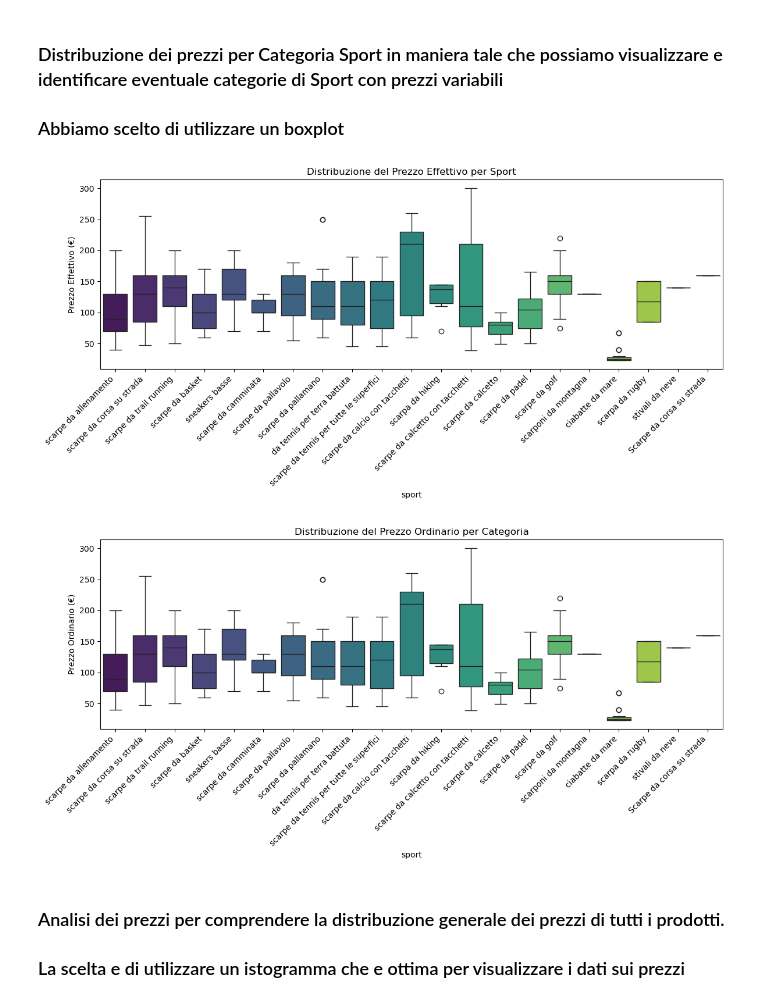
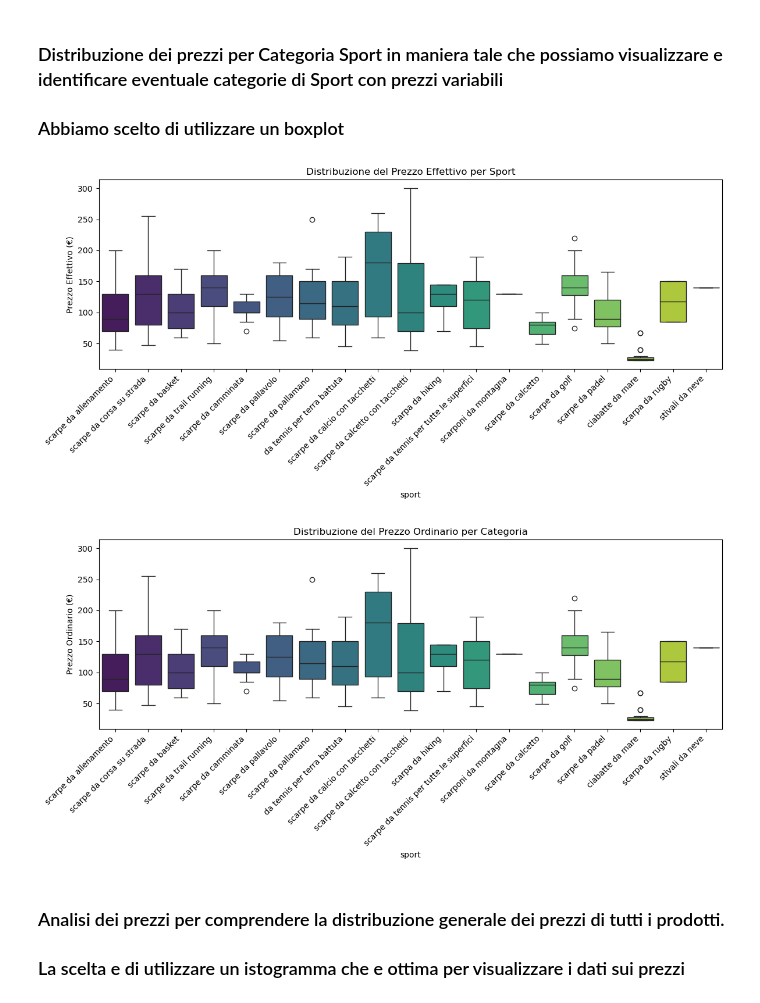
Before and after one commit to AlexBel1912/Python-Build-Week, a Jupyter notebook: Grafici.ipynb, the cells around one changed output. Cells and saved outputs as stored; diff of their text form; code cells hidden in the pictures.

```diff
--- a/Grafici.ipynb
+++ b/Grafici.ipynb
@@ -487,30 +554,30 @@ plt.show()
 # %%
 # Creazione del box plot per il prezzo effettivo per categoria
 plt.figure(figsize=(12, 6))
-sns.boxplot(x='sport', y='prezzo_ordinario', data=tms, palette='viridis', hue='sport', legend=False)
+sns.boxplot(x='sport', y='prezzo_ordinario', data=modello_unici, palette='viridis', hue='sport', legend=False)
 
 # Aggiunta di etichette e titolo
 plt.xlabel('sport')
 plt.ylabel('Prezzo Effettivo (€)')
 plt.title('Distribuzione del Prezzo Effettivo per Sport')
 plt.xticks(rotation=45, ha='right') # Ruota le etichette sull'asse x per leggibilità
 plt.tight_layout()
 plt.show()
 
 # Creazione del box plot per il prezzo ordinario per categoria
 plt.figure(figsize=(12, 6))
-sns.boxplot(x='sport', y='prezzo_ordinario', data=tms, palette='viridis', hue='sport', legend=False)
+sns.boxplot(x='sport', y='prezzo_ordinario', data=modello_unici, palette='viridis', hue='sport', legend=False)
 
 # Aggiunta di etichette e titolo
 plt.xlabel('sport')
 plt.ylabel('Prezzo Ordinario (€)')
 plt.title('Distribuzione del Prezzo Ordinario per Categoria')
 plt.xticks(rotation=45, ha='right') # Ruota le etichette sull'asse x per leggibilità
 plt.tight_layout()
 plt.show()
 # %% [output]
-[figure, old version]
+[figure, new version]
-[figure, old version]
+[figure, new version]
 # %% [markdown]
 ### Analisi dei prezzi per comprendere la distribuzione generale dei prezzi di tutti i prodotti.
 ### La scelta e di utilizzare un istogramma che e ottima per visualizzare i dati sui prezzi
```
Also changed, not shown: parts of 15 cells of this notebook, 1 other file.
